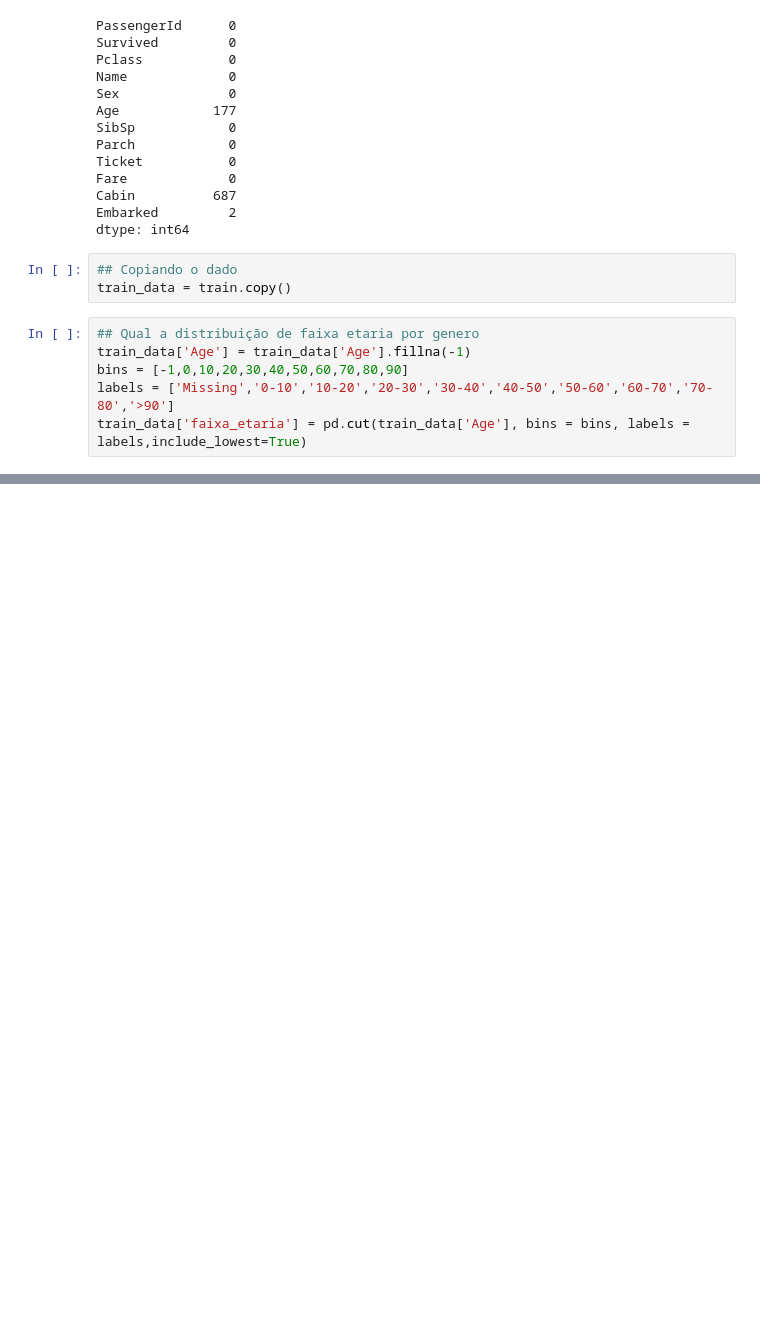
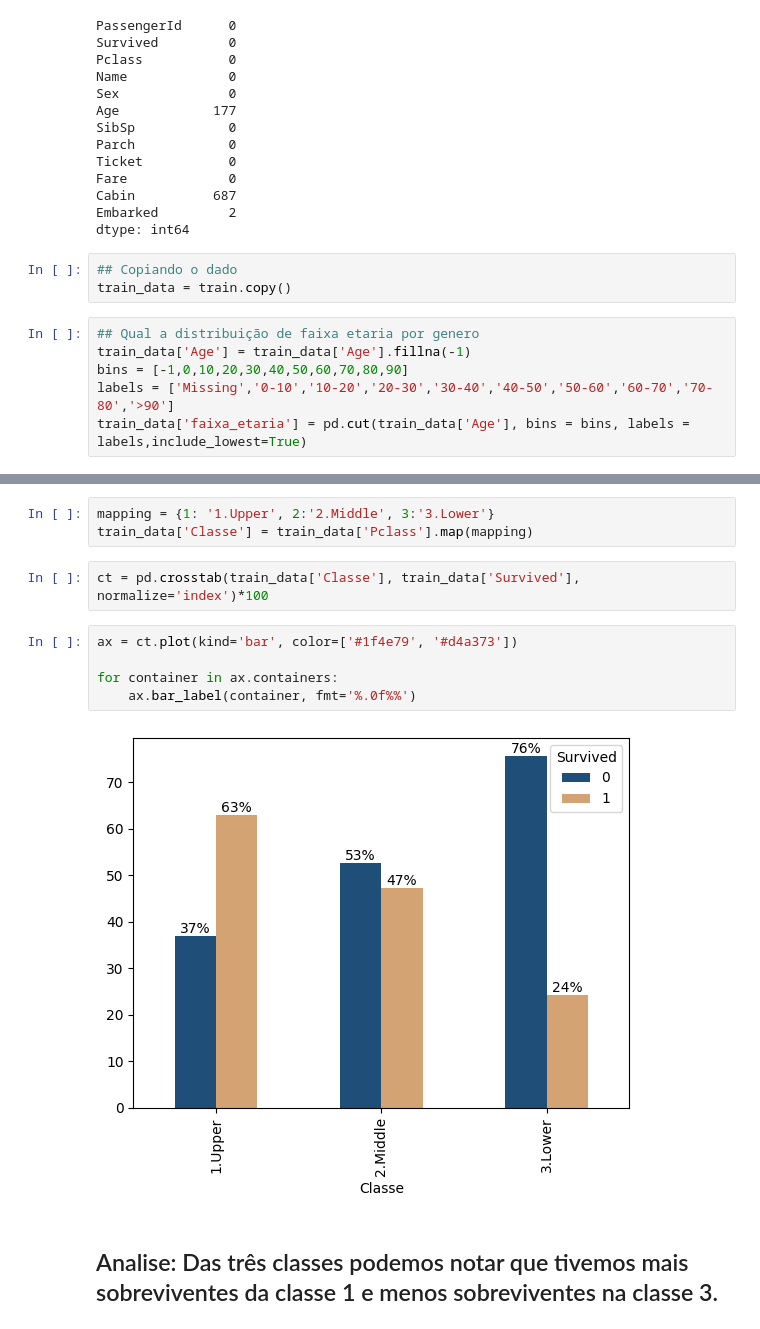
Before and after one commit to essene/titanic_ml_project, a Jupyter notebook: notebooks/0_initial_data_exploration.ipynb, the cells around one changed output, grey strips where cells are left out. Saved outputs shown, nothing was run; the diff lists cells and outputs as text; blank space fills up the shorter version.

```diff
--- a/notebooks/0_initial_data_exploration.ipynb
+++ b/notebooks/0_initial_data_exploration.ipynb
@@ -106,0 +120,14 @@ plt.show()
+# %%
+mapping = {1: '1.Upper', 2:'2.Middle', 3:'3.Lower'}
+train_data['Classe'] = train_data['Pclass'].map(mapping)
+# %%
+ct = pd.crosstab(train_data['Classe'], train_data['Survived'], normalize='index')*100
+# %%
+ax = ct.plot(kind='bar', color=['#1f4e79', '#d4a373'])
+
+for container in ax.containers:
+    ax.bar_label(container, fmt='%.0f%%')
+# %% [output]
+[figure, added]
+# %% [markdown]
+## Analise: Das três classes podemos notar que tivemos mais sobreviventes da classe 1 e menos sobreviventes na classe 3.
```
Also changed, not shown: parts of 5 cells of this notebook.
